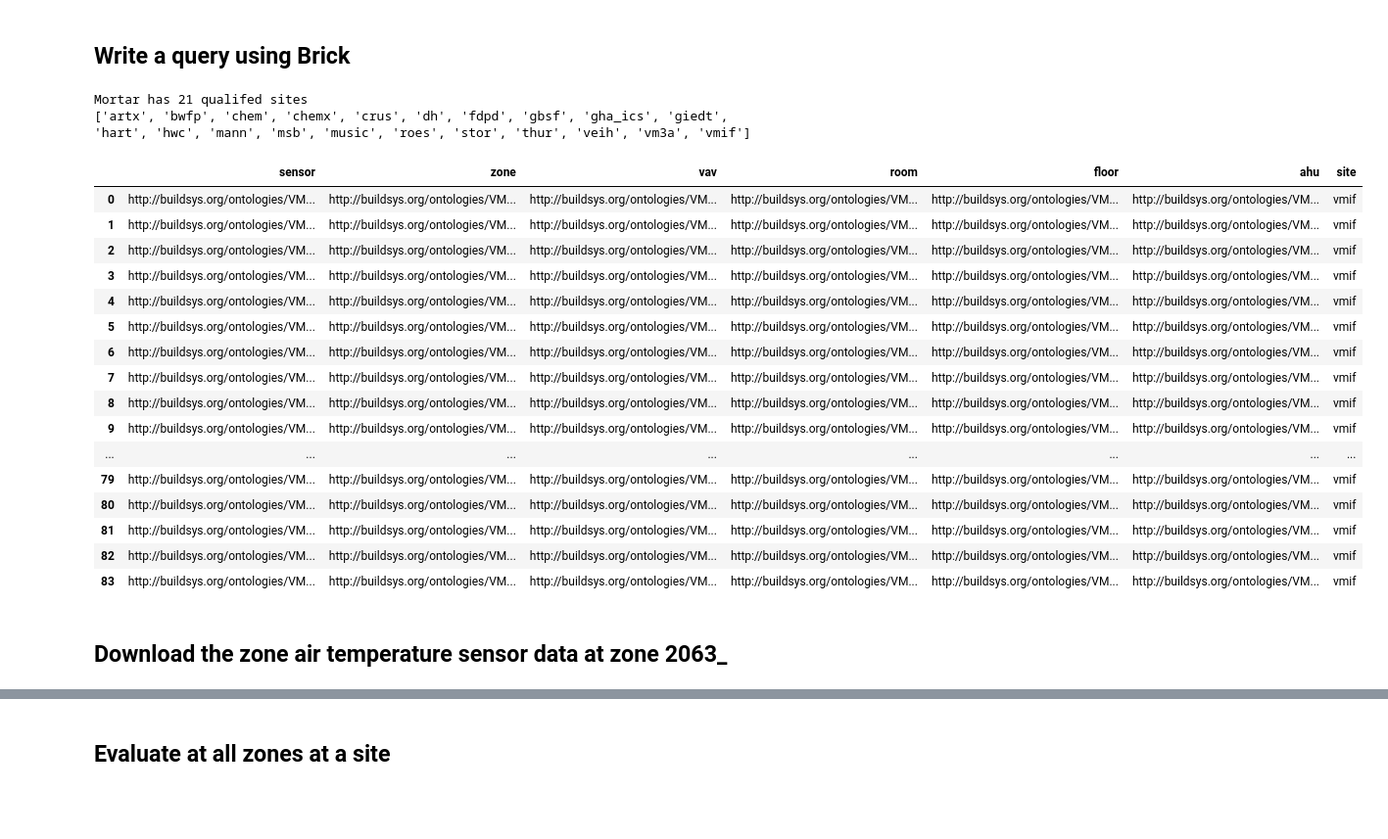
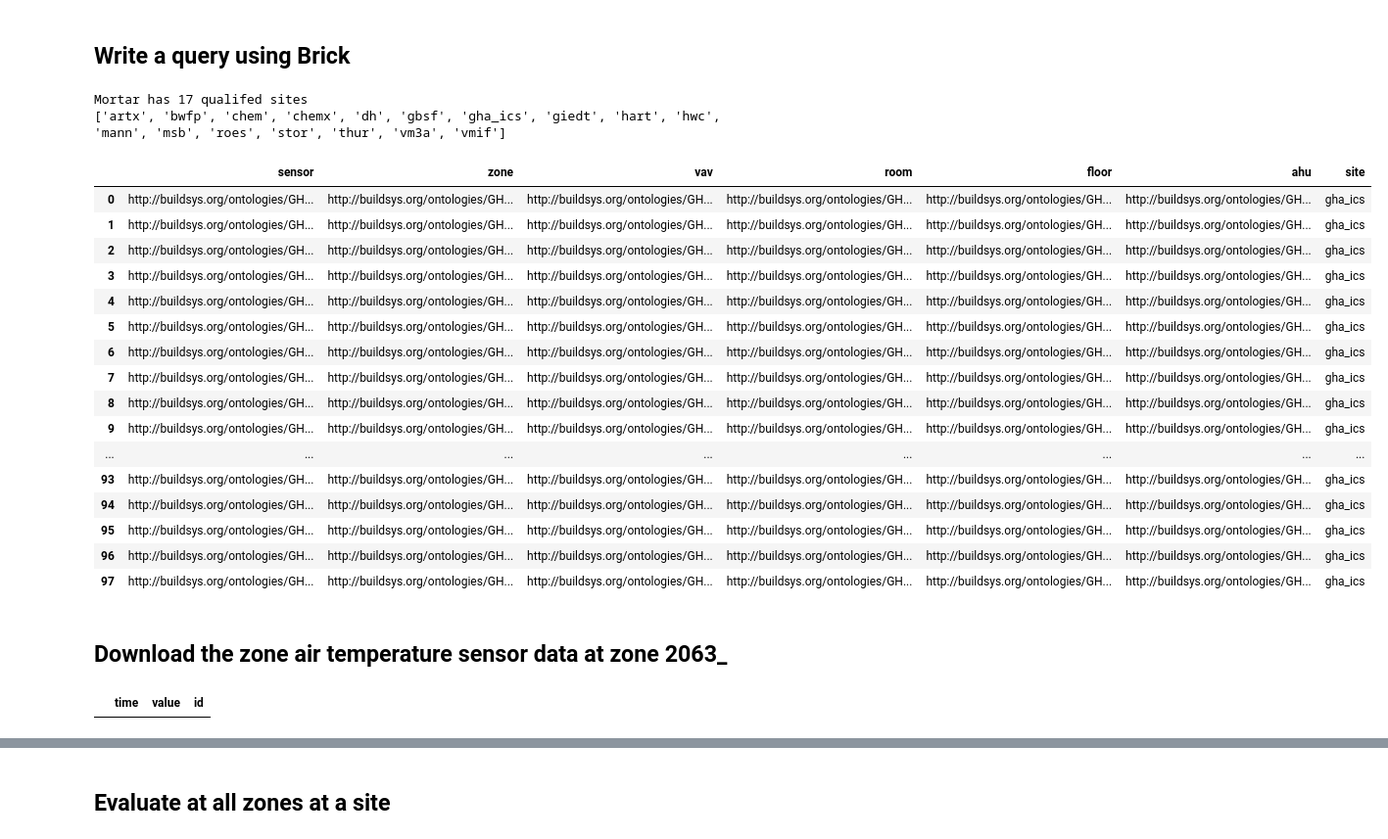
Before and after one commit to ruijis/mortardata_comfort_evaluation, a Jupyter notebook: demo.ipynb, the cells around one changed output, grey strips where cells are left out. Shown: that part at 98% size. Drawn from its saved outputs; the diff is of its cells as text; code cells hidden in the pictures; blank space fills up the shorter version.

```diff
--- a/demo.ipynb
+++ b/demo.ipynb
@@ -32,46 +47,48 @@ query = """SELECT ?sensor ?zone ?vav ?room ?floor ?ahu WHERE {{
     ?ahu a brick:AHU .
     ?ahu brick:feeds ?vav .
 }}"""
+# %%
+# get which sites return results for the query above
+qualify_resp = client.qualify([query])
+print("Mortar has {0} qualifed sites".format(len(qualify_resp.sites)))
+print(qualify_resp.sites)
+# %% [output]
+Mortar has 17 qualifed sites
+['artx', 'bwfp', 'chem', 'chemx', 'dh', 'gbsf', 'gha_ics', 'giedt', 'hart', 'hwc', 'mann', 'msb', 'roes', 'stor', 'thur', 'vm3a', 'vmif']
 # %%
 # # query outside air temperature sensor
 # query = """SELECT ?sensor WHERE {{
 #     ?sensor a brick:Zone_Air_Temperature_Sensor .
 # }}"""
-# %%
-# get which sites return results for the query above
-qualify_resp = client.qualify([query])
-print("Mortar has {0} qualifed sites".format(len(qualify_resp.sites)))
-print(qualify_resp.sites)
-# %% [output]
-Mortar has 21 qualifed sites
-['artx', 'bwfp', 'chem', 'chemx', 'crus', 'dh', 'fdpd', 'gbsf', 'gha_ics', 'giedt', 'hart', 'hwc', 'mann', 'msb', 'music', 'roes', 'stor', 'thur', 'veih', 'vm3a', 'vmif']
 # %%
 # get the metadata of the query at a specific site
-metadata_vmif = client.sparql(query, sites=['vmif'])
+metadata_gha_ics = client.sparql(query, sites=['gha_ics'])
 # %%
 pd.set_option('display.max_rows', 100)
-metadata_vmif
+metadata_gha_ics
 # %% [output]
 |  | sensor | zone | vav | room | floor | ahu | site |
-| 0 | http://buildsys.org/ontologies/VM... | http://buildsys.org/ontologies/VM... | http://buildsys.org/ontologies/VM... | http://buildsys.org/ontologies/VM... | http://buildsys.org/ontologies/VM... | http://buildsys.org/ontologies/VM... | vmif |
-| 1 | http://buildsys.org/ontologies/VM... | http://buildsys.org/ontologies/VM... | http://buildsys.org/ontologies/VM... | http://buildsys.org/ontologies/VM... | http://buildsys.org/ontologies/VM... | http://buildsys.org/ontologies/VM... | vmif |
-| 2 | http://buildsys.org/ontologies/VM... | http://buildsys.org/ontologies/VM... | http://buildsys.org/ontologies/VM... | http://buildsys.org/ontologies/VM... | http://buildsys.org/ontologies/VM... | http://buildsys.org/ontologies/VM... | vmif |
-| 3 | http://buildsys.org/ontologies/VM... | http://buildsys.org/ontologies/VM... | http://buildsys.org/ontologies/VM... | http://buildsys.org/ontologies/VM... | http://buildsys.org/ontologies/VM... | http://buildsys.org/ontologies/VM... | vmif |
-| 4 | http://buildsys.org/ontologies/VM... | http://buildsys.org/ontologies/VM... | http://buildsys.org/ontologies/VM... | http://buildsys.org/ontologies/VM... | http://buildsys.org/ontologies/VM... | http://buildsys.org/ontologies/VM... | vmif |
-| 5 | http://buildsys.org/ontologies/VM... | http://buildsys.org/ontologies/VM... | http://buildsys.org/ontologies/VM... | http://buildsys.org/ontologies/VM... | http://buildsys.org/ontologies/VM... | http://buildsys.org/ontologies/VM... | vmif |
-| 6 | http://buildsys.org/ontologies/VM... | http://buildsys.org/ontologies/VM... | http://buildsys.org/ontologies/VM... | http://buildsys.org/ontologies/VM... | http://buildsys.org/ontologies/VM... | http://buildsys.org/ontologies/VM... | vmif |
-| 7 | http://buildsys.org/ontologies/VM... | http://buildsys.org/ontologies/VM... | http://buildsys.org/ontologies/VM... | http://buildsys.org/ontologies/VM... | http://buildsys.org/ontologies/VM... | http://buildsys.org/ontologies/VM... | vmif |
-| 8 | http://buildsys.org/ontologies/VM... | http://buildsys.org/ontologies/VM... | http://buildsys.org/ontologies/VM... | http://buildsys.org/ontologies/VM... | http://buildsys.org/ontologies/VM... | http://buildsys.org/ontologies/VM... | vmif |
-| 9 | http://buildsys.org/ontologies/VM... | http://buildsys.org/ontologies/VM... | http://buildsys.org/ontologies/VM... | http://buildsys.org/ontologies/VM... | http://buildsys.org/ontologies/VM... | http://buildsys.org/ontologies/VM... | vmif |
+| 0 | http://buildsys.org/ontologies/GH... | http://buildsys.org/ontologies/GH... | http://buildsys.org/ontologies/GH... | http://buildsys.org/ontologies/GH... | http://buildsys.org/ontologies/GH... | http://buildsys.org/ontologies/GH... | gha_ics |
+| 1 | http://buildsys.org/ontologies/GH... | http://buildsys.org/ontologies/GH... | http://buildsys.org/ontologies/GH... | http://buildsys.org/ontologies/GH... | http://buildsys.org/ontologies/GH... | http://buildsys.org/ontologies/GH... | gha_ics |
+| 2 | http://buildsys.org/ontologies/GH... | http://buildsys.org/ontologies/GH... | http://buildsys.org/ontologies/GH... | http://buildsys.org/ontologies/GH... | http://buildsys.org/ontologies/GH... | http://buildsys.org/ontologies/GH... | gha_ics |
+| 3 | http://buildsys.org/ontologies/GH... | http://buildsys.org/ontologies/GH... | http://buildsys.org/ontologies/GH... | http://buildsys.org/ontologies/GH... | http://buildsys.org/ontologies/GH... | http://buildsys.org/ontologies/GH... | gha_ics |
+| 4 | http://buildsys.org/ontologies/GH... | http://buildsys.org/ontologies/GH... | http://buildsys.org/ontologies/GH... | http://buildsys.org/ontologies/GH... | http://buildsys.org/ontologies/GH... | http://buildsys.org/ontologies/GH... | gha_ics |
+| 5 | http://buildsys.org/ontologies/GH... | http://buildsys.org/ontologies/GH... | http://buildsys.org/ontologies/GH... | http://buildsys.org/ontologies/GH... | http://buildsys.org/ontologies/GH... | http://buildsys.org/ontologies/GH... | gha_ics |
+| 6 | http://buildsys.org/ontologies/GH... | http://buildsys.org/ontologies/GH... | http://buildsys.org/ontologies/GH... | http://buildsys.org/ontologies/GH... | http://buildsys.org/ontologies/GH... | http://buildsys.org/ontologies/GH... | gha_ics |
+| 7 | http://buildsys.org/ontologies/GH... | http://buildsys.org/ontologies/GH... | http://buildsys.org/ontologies/GH... | http://buildsys.org/ontologies/GH... | http://buildsys.org/ontologies/GH... | http://buildsys.org/ontologies/GH... | gha_ics |
+| 8 | http://buildsys.org/ontologies/GH... | http://buildsys.org/ontologies/GH... | http://buildsys.org/ontologies/GH... | http://buildsys.org/ontologies/GH... | http://buildsys.org/ontologies/GH... | http://buildsys.org/ontologies/GH... | gha_ics |
+| 9 | http://buildsys.org/ontologies/GH... | http://buildsys.org/ontologies/GH... | http://buildsys.org/ontologies/GH... | http://buildsys.org/ontologies/GH... | http://buildsys.org/ontologies/GH... | http://buildsys.org/ontologies/GH... | gha_ics |
 | ... | ... | ... | ... | ... | ... | ... | ... |
-| 79 | http://buildsys.org/ontologies/VM... | http://buildsys.org/ontologies/VM... | http://buildsys.org/ontologies/VM... | http://buildsys.org/ontologies/VM... | http://buildsys.org/ontologies/VM... | http://buildsys.org/ontologies/VM... | vmif |
-| 80 | http://buildsys.org/ontologies/VM... | http://buildsys.org/ontologies/VM... | http://buildsys.org/ontologies/VM... | http://buildsys.org/ontologies/VM... | http://buildsys.org/ontologies/VM... | http://buildsys.org/ontologies/VM... | vmif |
-| 81 | http://buildsys.org/ontologies/VM... | http://buildsys.org/ontologies/VM... | http://buildsys.org/ontologies/VM... | http://buildsys.org/ontologies/VM... | http://buildsys.org/ontologies/VM... | http://buildsys.org/ontologies/VM... | vmif |
-| 82 | http://buildsys.org/ontologies/VM... | http://buildsys.org/ontologies/VM... | http://buildsys.org/ontologies/VM... | http://buildsys.org/ontologies/VM... | http://buildsys.org/ontologies/VM... | http://buildsys.org/ontologies/VM... | vmif |
-| 83 | http://buildsys.org/ontologies/VM... | http://buildsys.org/ontologies/VM... | http://buildsys.org/ontologies/VM... | http://buildsys.org/ontologies/VM... | http://buildsys.org/ontologies/VM... | http://buildsys.org/ontologies/VM... | vmif |
+| 93 | http://buildsys.org/ontologies/GH... | http://buildsys.org/ontologies/GH... | http://buildsys.org/ontologies/GH... | http://buildsys.org/ontologies/GH... | http://buildsys.org/ontologies/GH... | http://buildsys.org/ontologies/GH... | gha_ics |
+| 94 | http://buildsys.org/ontologies/GH... | http://buildsys.org/ontologies/GH... | http://buildsys.org/ontologies/GH... | http://buildsys.org/ontologies/GH... | http://buildsys.org/ontologies/GH... | http://buildsys.org/ontologies/GH... | gha_ics |
+| 95 | http://buildsys.org/ontologies/GH... | http://buildsys.org/ontologies/GH... | http://buildsys.org/ontologies/GH... | http://buildsys.org/ontologies/GH... | http://buildsys.org/ontologies/GH... | http://buildsys.org/ontologies/GH... | gha_ics |
+| 96 | http://buildsys.org/ontologies/GH... | http://buildsys.org/ontologies/GH... | http://buildsys.org/ontologies/GH... | http://buildsys.org/ontologies/GH... | http://buildsys.org/ontologies/GH... | http://buildsys.org/ontologies/GH... | gha_ics |
+| 97 | http://buildsys.org/ontologies/GH... | http://buildsys.org/ontologies/GH... | http://buildsys.org/ontologies/GH... | http://buildsys.org/ontologies/GH... | http://buildsys.org/ontologies/GH... | http://buildsys.org/ontologies/GH... | gha_ics |
 # %% [markdown]
 ## Download the zone air temperature sensor data at zone 2063_
 # %%
-md = 'http://buildsys.org/ontologies/VMIF#VMIF.ZONE.AHU02.RM2063.Zone_Air_Temp'
+md = 'http://buildsys.org/ontologies/GHA_ICS#GHA_ICS.ZONE.AHU04.RM3130.Zone_Air_Temp'
 data_sensor = client.data_uris([md])
-data = data_sensor.data
+data_sensor.data
+# %% [output]
+|  | time | value | id |
```
Also changed, not shown: parts of 15 cells of this notebook.
